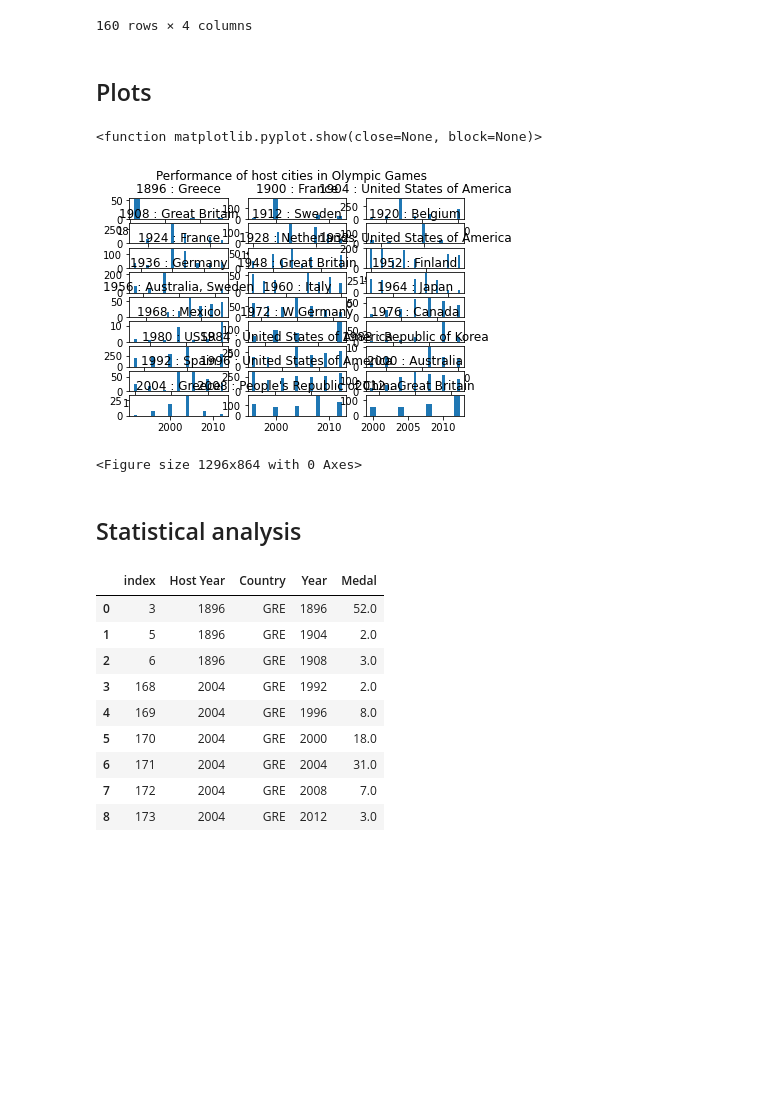
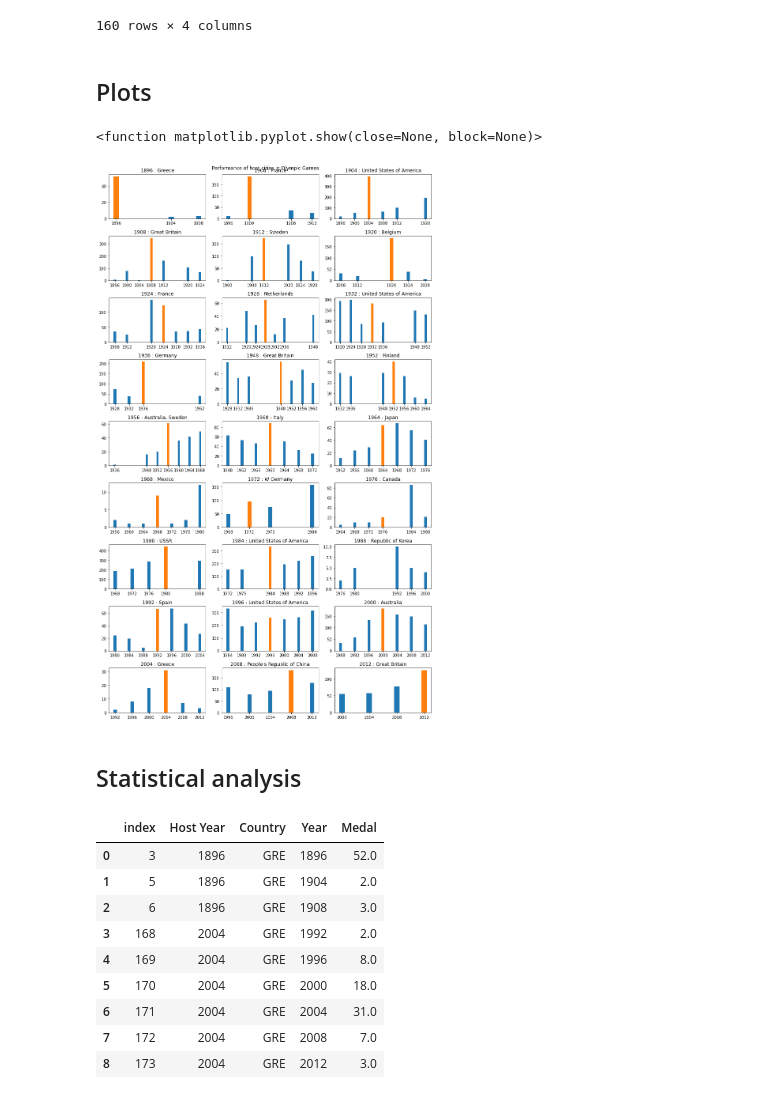
Before and after one commit to TomHOldershaw/Project_1_Team_2, a Jupyter notebook: Q3.ipynb, the cells around one changed output. Drawn from its saved outputs; the diff is of its cells as text; code cells hidden in the pictures; blank space fills up the shorter version.

Commit message:
Bar colours

```diff
--- a/Q3.ipynb
+++ b/Q3.ipynb
@@ -154,32 +154,42 @@ host_medals
 | 184 | 2012 | GBR | 2008 | 77.0 |
 | 185 | 2012 | GBR | 2012 | 126.0 |
 160 rows × 4 columns
-# %% [markdown]
-## Plots
-# %%
-fig, ax = plt.subplots(9,3)
-fig.suptitle("Performance of host cities in Olympic Games")
-plt.figure(figsize=(18,12))
-
-for plot in range (len(years)):
-    row = int(plot/3)
-    col = plot % 3
-    year = years[plot]
-    plotdf = host_medals.loc[host_medals["Host Year"] == years[plot]]
-    name = hosts_summer["Country"].loc[hosts_summer["Year"] == year].to_list()[0]
-    plotyears = plotdf["Year"].to_list()
-    plotdata = plotdf["Medal"].to_list()
-    ax[row, col].bar(plotyears, plotdata)
-    plot_title = f"{year} : {name}"
-    ax[row, col].set_title(plot_title)
-
-plt.show
-# %% [output]
-<function matplotlib.pyplot.show(close=None, block=None)>
-[figure, removed]
-<Figure size 1296x864 with 0 Axes>
-# %% [markdown]
-## Statistical analysis
+# %% [markdown]
+## Plots
+# %%
+fig, ax = plt.subplots(9,3,figsize=(12,20))
+fig.suptitle("Performance of host cities in Olympic Games")
+
+for plot in range (len(years)):
+    row = int(plot/3)
+    col = plot % 3
+    year = years[plot]
+    plotdf = host_medals.loc[host_medals["Host Year"] == years[plot]]
+    name = hosts_summer["Country"].loc[hosts_summer["Year"] == year].to_list()[0]
+    plotyears = plotdf["Year"].to_list()
+    plotdata = plotdf["Medal"].to_list()
+    #set colours
+    base_colour = "tab:blue"
+    host_colour = "tab:orange"
+    bar_colours = []
+    for y in plotyears:
+        if y == year:
+            bar_colours.append(host_colour)
+        else:
+            bar_colours.append(base_colour)
+    ax[row, col].bar(plotyears, plotdata, color=bar_colours)
+    plot_title = f"{year} : {name}"
+    ax[row, col].set_title(plot_title)
+    ax[row, col].set_xticks(plotyears)
+
+
+fig.tight_layout()
+plt.show
+# %% [output]
+<function matplotlib.pyplot.show(close=None, block=None)>
+[figure, added]
+# %% [markdown]
+## Statistical analysis
 # %%
 host_medals.loc[(host_medals["Country"]=="GRE")].reset_index().tail(30)
 # %% [output]
```
Also changed, not shown: parts of 8 cells of this notebook.
